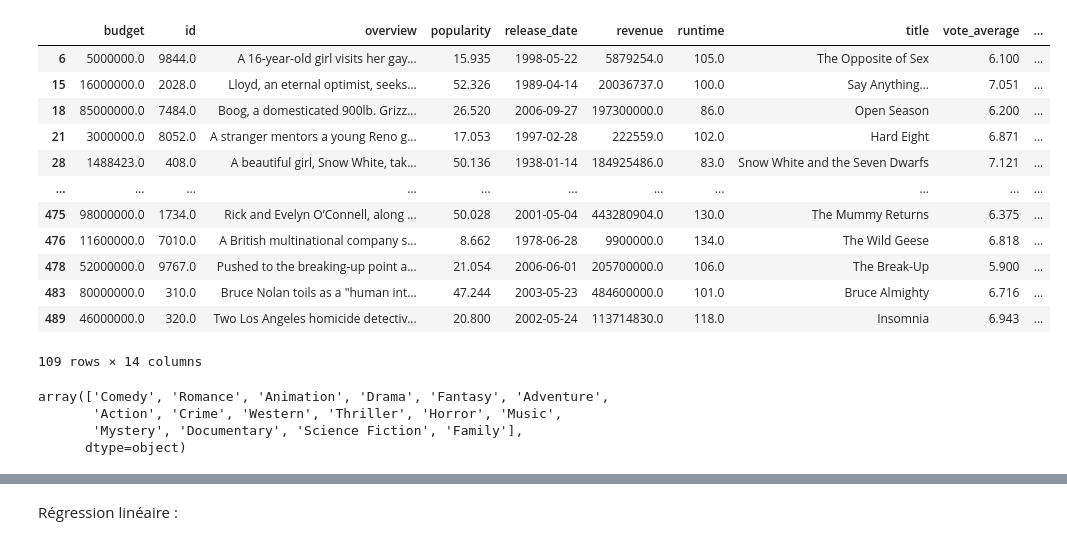
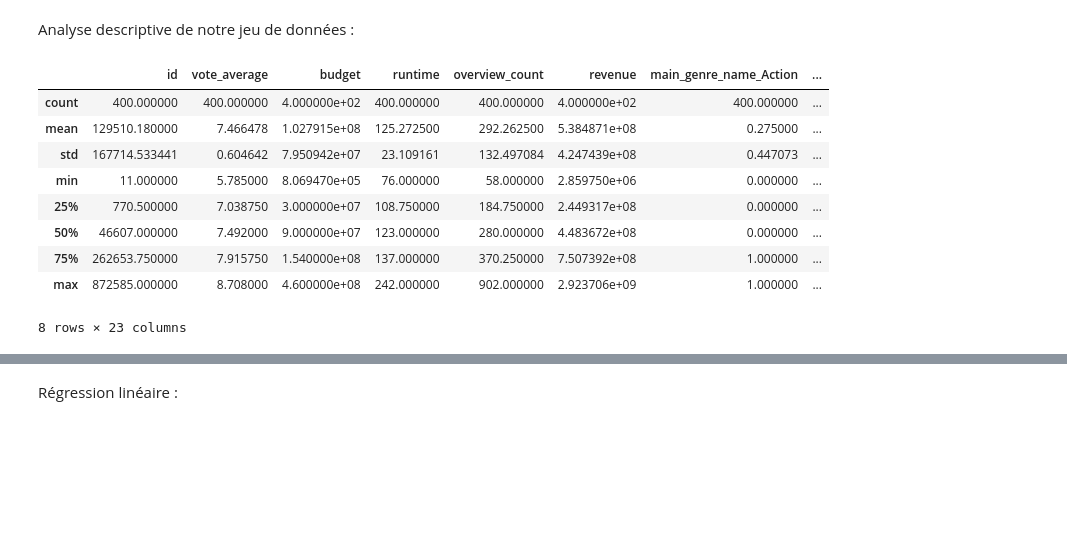
Before and after one commit to gillesfevry/MiseEnProd, a Jupyter notebook: analyse.descriptive.ipynb, the cells around one changed output, grey strips where cells are left out. Saved outputs shown, nothing was run; the diff lists cells and outputs as text; code cells hidden in the pictures; blank space fills up the shorter version.

```diff
--- a/analyse.descriptive.ipynb
+++ b/analyse.descriptive.ipynb
@@ -20,0 +27,3 @@ getting movie info
+# %%
+ids= td.get_movie_ids_list(20, headers=td.headers) # tire la premiere page des films US les plus notés, il y en a 20 par page
+df=td.get_movies_info(ids,headers=td.headers)
@@ -31,9 +43,3 @@ df.head()
 # %%
 df1=td.drop_useless_info(df)
 df1=td.keep_main_genre(df1)
-
-df1=td.full_poster_path(df1)
-
-df1.head()
-df1.describe()
-df1.shape
@@ -41,0 +48,3 @@ df1.shape
+# %%
+df1["revenue"] = df1["revenue"].replace(0, df1["revenue"][df1["revenue"] != 0].mean())
+df1["budget"] = df1["budget"].replace(0, df1["budget"][df1["budget"] != 0].mean())
@@ -53,4 +85,0 @@ On remarque que qu'il y'a des données où le budget n'est pas renseigné, en ef
-# %%
-df1=df1.loc[df1["budget"]!=0] # on supprime les lignes où le budget n'est pas renseigné, l'imputation est possible par le budget moyen, pour le moment on fait le choix de ne pas imputer
-df1=df1.loc[df1["revenue"]!=0]
-df1.shape
@@ -69,23 +130,15 @@ Nous allons encoder les genres pour la regression linéaire : méthode one hot e
+# %% [markdown]
+Analyse descriptive de notre jeu de données :
 # %%
-df1
+df1.describe()
 # %% [output]
-|  | budget | id | overview | popularity | release_date | revenue | runtime | title | vote_average | ... |
-| 6 | 5000000.0 | 9844.0 | A 16-year-old girl visits her gay... | 15.935 | 1998-05-22 | 5879254.0 | 105.0 | The Opposite of Sex | 6.100 | ... |
-| 15 | 16000000.0 | 2028.0 | Lloyd, an eternal optimist, seeks... | 52.326 | 1989-04-14 | 20036737.0 | 100.0 | Say Anything... | 7.051 | ... |
-| 18 | 85000000.0 | 7484.0 | Boog, a domesticated 900lb. Grizz... | 26.520 | 2006-09-27 | 197300000.0 | 86.0 | Open Season | 6.200 | ... |
-| 21 | 3000000.0 | 8052.0 | A stranger mentors a young Reno g... | 17.053 | 1997-02-28 | 222559.0 | 102.0 | Hard Eight | 6.871 | ... |
-| 28 | 1488423.0 | 408.0 | A beautiful girl, Snow White, tak... | 50.136 | 1938-01-14 | 184925486.0 | 83.0 | Snow White and the Seven Dwarfs | 7.121 | ... |
-| ... | ... | ... | ... | ... | ... | ... | ... | ... | ... | ... |
-| 475 | 98000000.0 | 1734.0 | Rick and Evelyn O’Connell, along ... | 50.028 | 2001-05-04 | 443280904.0 | 130.0 | The Mummy Returns | 6.375 | ... |
-| 476 | 11600000.0 | 7010.0 | A British multinational company s... | 8.662 | 1978-06-28 | 9900000.0 | 134.0 | The Wild Geese | 6.818 | ... |
-| 478 | 52000000.0 | 9767.0 | Pushed to the breaking-up point a... | 21.054 | 2006-06-01 | 205700000.0 | 106.0 | The Break-Up | 5.900 | ... |
-| 483 | 80000000.0 | 310.0 | Bruce Nolan toils as a "human int... | 47.244 | 2003-05-23 | 484600000.0 | 101.0 | Bruce Almighty | 6.716 | ... |
-| 489 | 46000000.0 | 320.0 | Two Los Angeles homicide detectiv... | 20.800 | 2002-05-24 | 113714830.0 | 118.0 | Insomnia | 6.943 | ... |
+|  | id | vote_average | budget | runtime | overview_count | revenue | main_genre_name_Action | ... |
+| count | 400.000000 | 400.000000 | 4.000000e+02 | 400.000000 | 400.000000 | 4.000000e+02 | 400.000000 | ... |
+| mean | 129510.180000 | 7.466478 | 1.027915e+08 | 125.272500 | 292.262500 | 5.384871e+08 | 0.275000 | ... |
+| std | 167714.533441 | 0.604642 | 7.950942e+07 | 23.109161 | 132.497084 | 4.247439e+08 | 0.447073 | ... |
+| min | 11.000000 | 5.785000 | 8.069470e+05 | 76.000000 | 58.000000 | 2.859750e+06 | 0.000000 | ... |
+| 25% | 770.500000 | 7.038750 | 3.000000e+07 | 108.750000 | 184.750000 | 2.449317e+08 | 0.000000 | ... |
+| 50% | 46607.000000 | 7.492000 | 9.000000e+07 | 123.000000 | 280.000000 | 4.483672e+08 | 0.000000 | ... |
+| 75% | 262653.750000 | 7.915750 | 1.540000e+08 | 137.000000 | 370.250000 | 7.507392e+08 | 1.000000 | ... |
+| max | 872585.000000 | 8.708000 | 4.600000e+08 | 242.000000 | 902.000000 | 2.923706e+09 | 1.000000 | ... |
-109 rows × 14 columns
+8 rows × 23 columns
-# %%
-df1["main_genre_name"].unique()
-# %% [output]
-array(['Comedy', 'Romance', 'Animation', 'Drama', 'Fantasy', 'Adventure',
-       'Action', 'Crime', 'Western', 'Thriller', 'Horror', 'Music',
-       'Mystery', 'Documentary', 'Science Fiction', 'Family'],
-      dtype=object)
```
Also changed, not shown: parts of 47 cells of this notebook.
